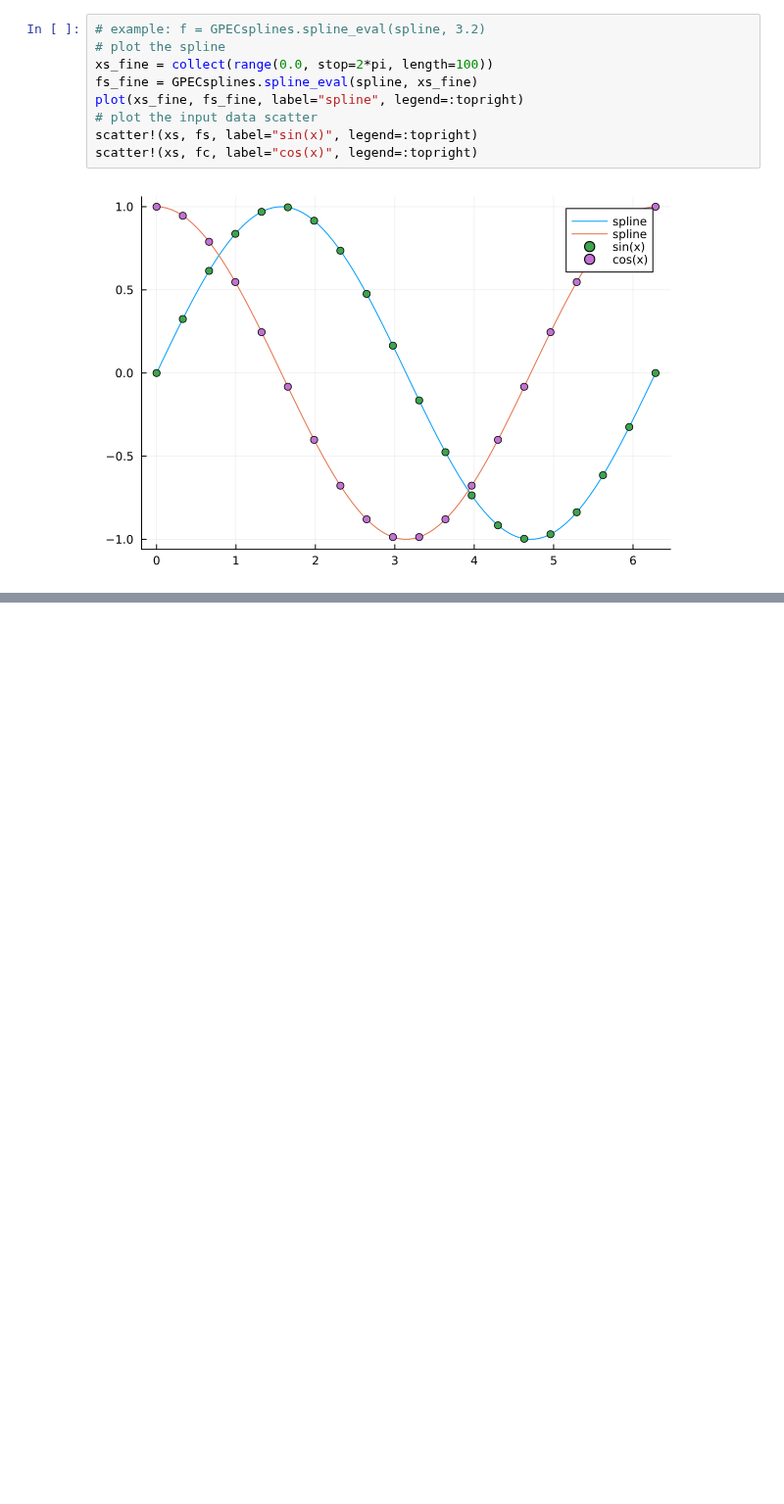
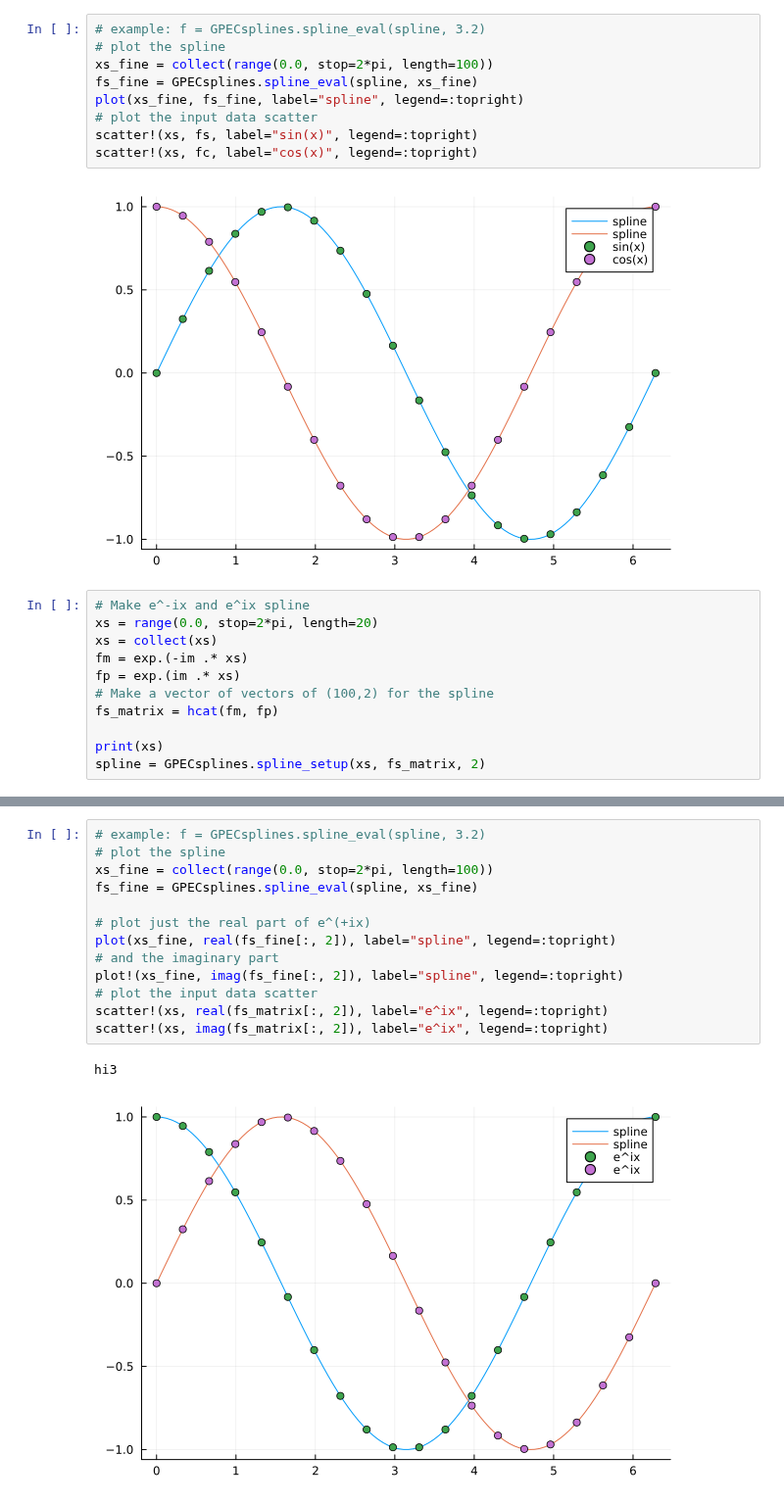
Before and after one commit to OpenFUSIONToolkit/JPEC, a Jupyter notebook: spline_examples.ipynb, the cells around one changed output, grey strips where cells are left out. Shown at 98% size. Saved outputs shown, nothing was run; the diff lists cells and outputs as text; blank space fills up the shorter version.

Commit message:
SPLINES - IMPROVEMENT - updated splines notebook with complex example

```diff
--- a/spline_examples.ipynb
+++ b/spline_examples.ipynb
@@ -47,3 +49,14 @@ scatter!(xs, fs, label="sin(x)", legend=:topright)
 scatter!(xs, fc, label="cos(x)", legend=:topright)
 # %% [output]
 [figure]
+# %%
+# Make e^-ix and e^ix spline
+xs = range(0.0, stop=2*pi, length=20)
+xs = collect(xs)
+fm = exp.(-im .* xs)
+fp = exp.(im .* xs)
+# Make a vector of vectors of (100,2) for the spline
+fs_matrix = hcat(fm, fp)
+
+print(xs)
+spline = GPECsplines.spline_setup(xs, fs_matrix, 2)
@@ -49,0 +72,16 @@ scatter!(xs, fc, label="cos(x)", legend=:topright)
+# %%
+# example: f = GPECsplines.spline_eval(spline, 3.2)
+# plot the spline
+xs_fine = collect(range(0.0, stop=2*pi, length=100))
+fs_fine = GPECsplines.spline_eval(spline, xs_fine)
+
+# plot just the real part of e^(+ix)
+plot(xs_fine, real(fs_fine[:, 2]), label="spline", legend=:topright)
+# and the imaginary part
+plot!(xs_fine, imag(fs_fine[:, 2]), label="spline", legend=:topright)
+# plot the input data scatter
+scatter!(xs, real(fs_matrix[:, 2]), label="e^ix", legend=:topright)
+scatter!(xs, imag(fs_matrix[:, 2]), label="e^ix", legend=:topright)
+# %% [output]
+hi3
+[figure, added]
```
Also changed, not shown: parts of 2 cells of this notebook.
